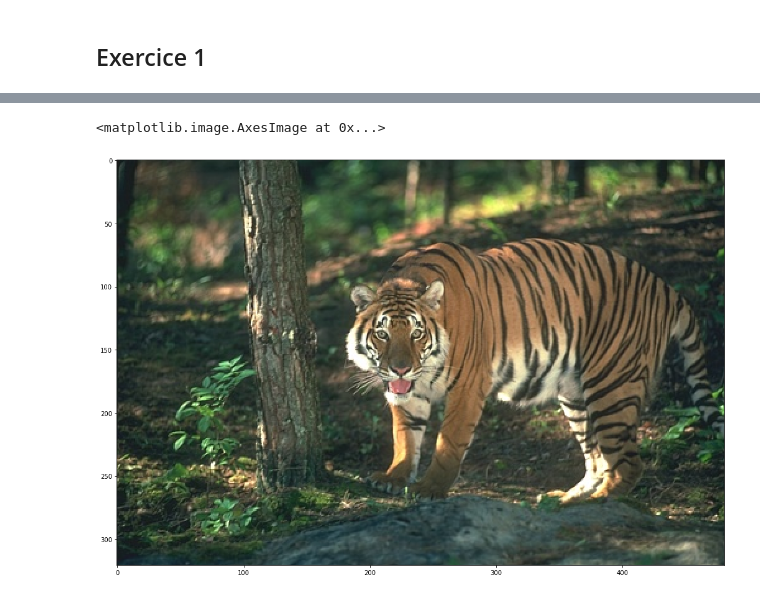
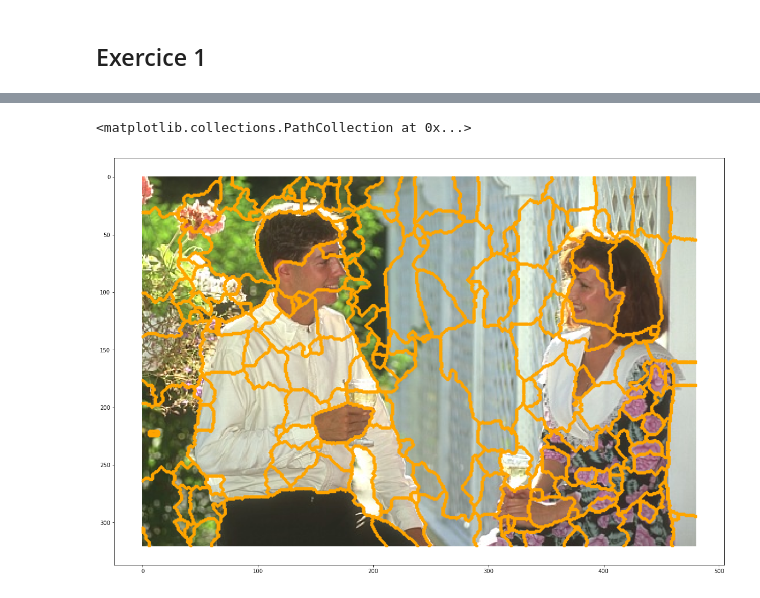
Before and after one commit to charlesginane/majeure-image, a Jupyter notebook: TIA/project.ipynb, the cells around one changed output, grey strips where cells are left out. Cells and saved outputs as stored; diff of their text form; code cells hidden in the pictures.

Commit message:
TIA: project add result on original image

```diff
--- a/TIA/project.ipynb
+++ b/TIA/project.ipynb
@@ -362,0 +388,18 @@ Wall time: 3min 9s
+# %%
+from skimage.segmentation import find_boundaries
+
+plt.imshow(labels)
+
+bound = find_boundaries(labels).astype('int')
+print(bound[3].shape)
+
+x_val = []
+y_val = []
+
+for i in range(bound.shape[0]):
+    for j in range(bound.shape[1]):
+        if bound[i,j]:
+            x_val.append(j)
+            y_val.append(i)
+
+plt.scatter(x_val, y_val, s=10, color="orange")
@@ -363,6 +410,8 @@ Wall time: 3min 9s
 # %%
-plt.figure(figsize=(20, 12))
-plt.imshow(list_images[8])
+plt.figure(figsize=(20, 15))
+plt.imshow(list_images[1])
+
+plt.scatter(x_val, y_val, s=10, color="orange")
 # %% [output]
-<matplotlib.image.AxesImage at 0x...>
+<matplotlib.collections.PathCollection at 0x...>
-[figure, old version]
+[figure, new version]
```
Also changed, not shown: parts of 3 cells of this notebook.
